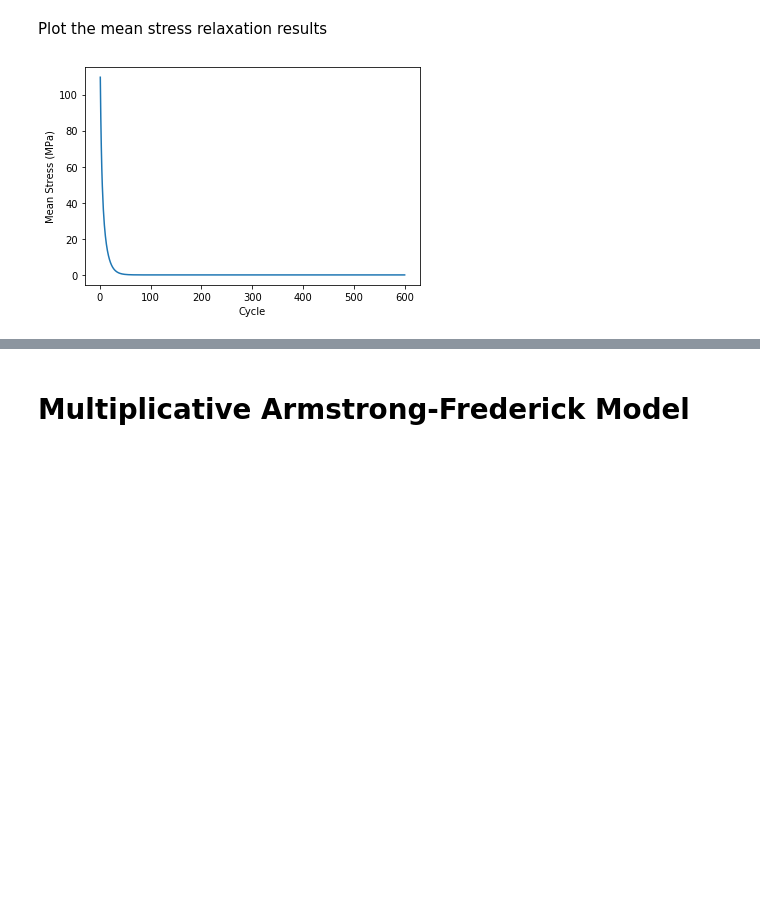
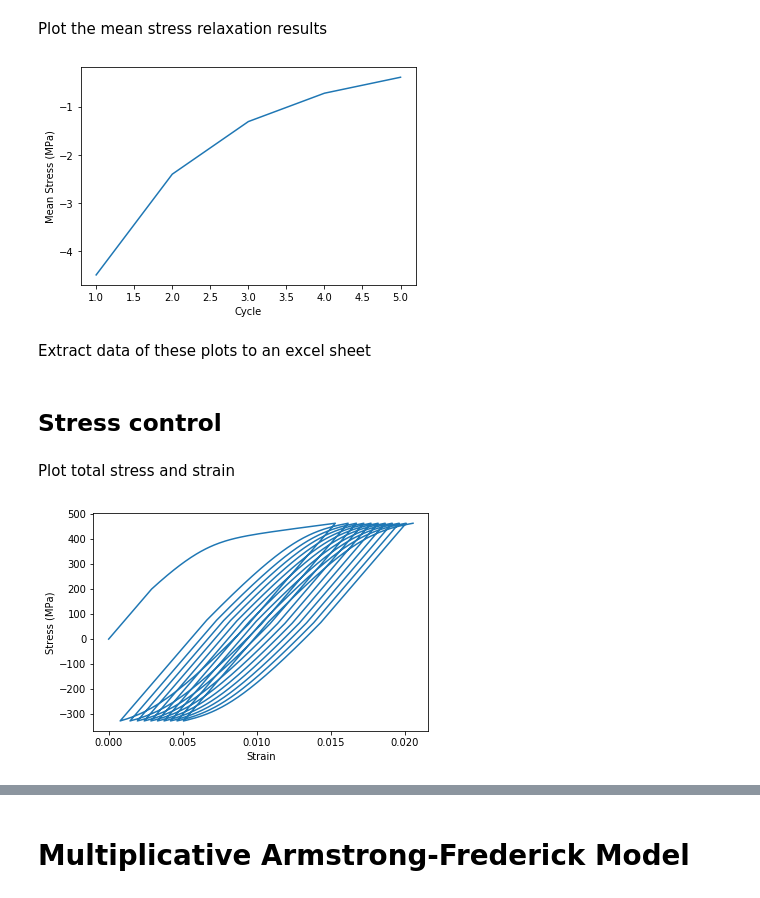
Before and after one commit to DylanAgius/Plasticity, a Jupyter notebook: Application_examples.ipynb, the cells around one changed output, grey strips where cells are left out. Saved outputs shown, nothing was run; the diff lists cells and outputs as text; code cells hidden in the pictures; blank space fills up the shorter version.

```diff
--- a/Application_examples.ipynb
+++ b/Application_examples.ipynb
@@ -49,6 +51,8 @@ loadData.plotter_totalvals()
 # %% [markdown]
 Plot the mean stress relaxation results
 # %%
-loadData.plotter_meanstress()
+strainc.plotter_meanstress()
 # %% [output]
-[figure, old version]
+[figure, new version]
+# %% [markdown]
+Extract data of these plots to an excel sheet
@@ -54,0 +61,46 @@ loadData.plotter_meanstress()
+# %% [markdown]
+## Stress control
+# %%
+import Chaboche as plas
+
+
+"type of kinematic hardening model to use"
+"if traditiona chaboche use: MAF"
+
+kinv=['MAF',1]
+
+"order required C1,C2,C3,Cn..,gamma1,gamma2,gamma3,gamman.. for the MAF model"
+
+backstress=[4400,120000,5100,117000,800,4,1000,15,1800,5000]
+
+
+"if you are using isotropic hardening need to answer yes"
+"order required Q,b"
+isoparam=['yes',-50, 1]
+
+"material yield stress"
+sigy0=200.0
+
+"material elastic modulus"
+xmod=69000
+
+"if you want to read turning points from file answer 'yes' if not specify max"
+"and minimum values interested in and the number of cycles"
+
+"this reads turning points from a text file (example file given)"
+readfile=['yes','loading_condition.txt']
+
+"this reads turning points and number of cycles"
+readfile=['no',463,-327,10]
+
+"number of data points per branch"
+steps=100
+
+stressc=plas.stresscontrol(kinv,backstress,isoparam,sigy0,xmod,readfile,steps)
+stressc.Plast_Model()
+# %% [markdown]
+Plot total stress and strain
+# %%
+stressc.plotter_totalvals()
+# %% [output]
+[figure, added]
```
Also changed, not shown: parts of 22 cells of this notebook.
